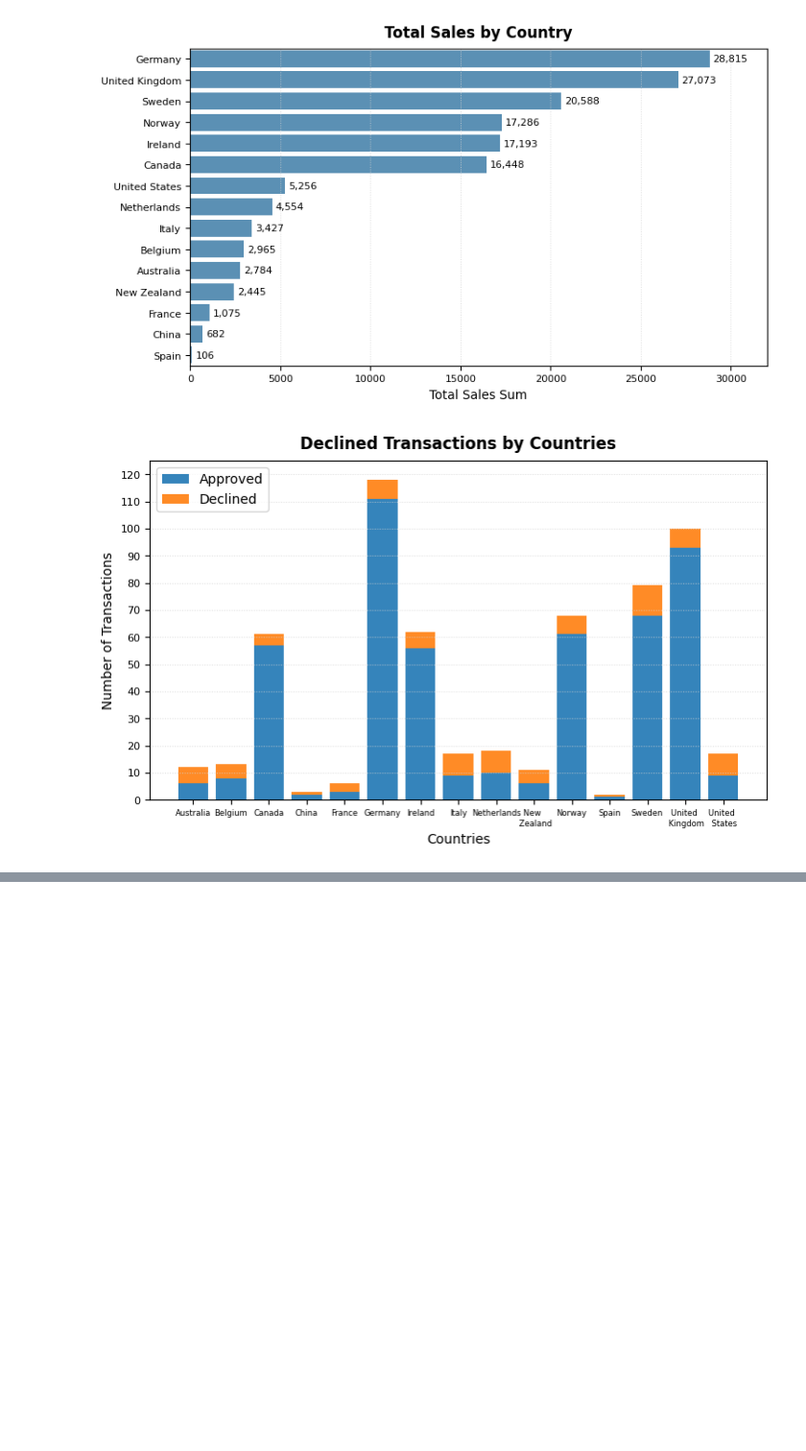
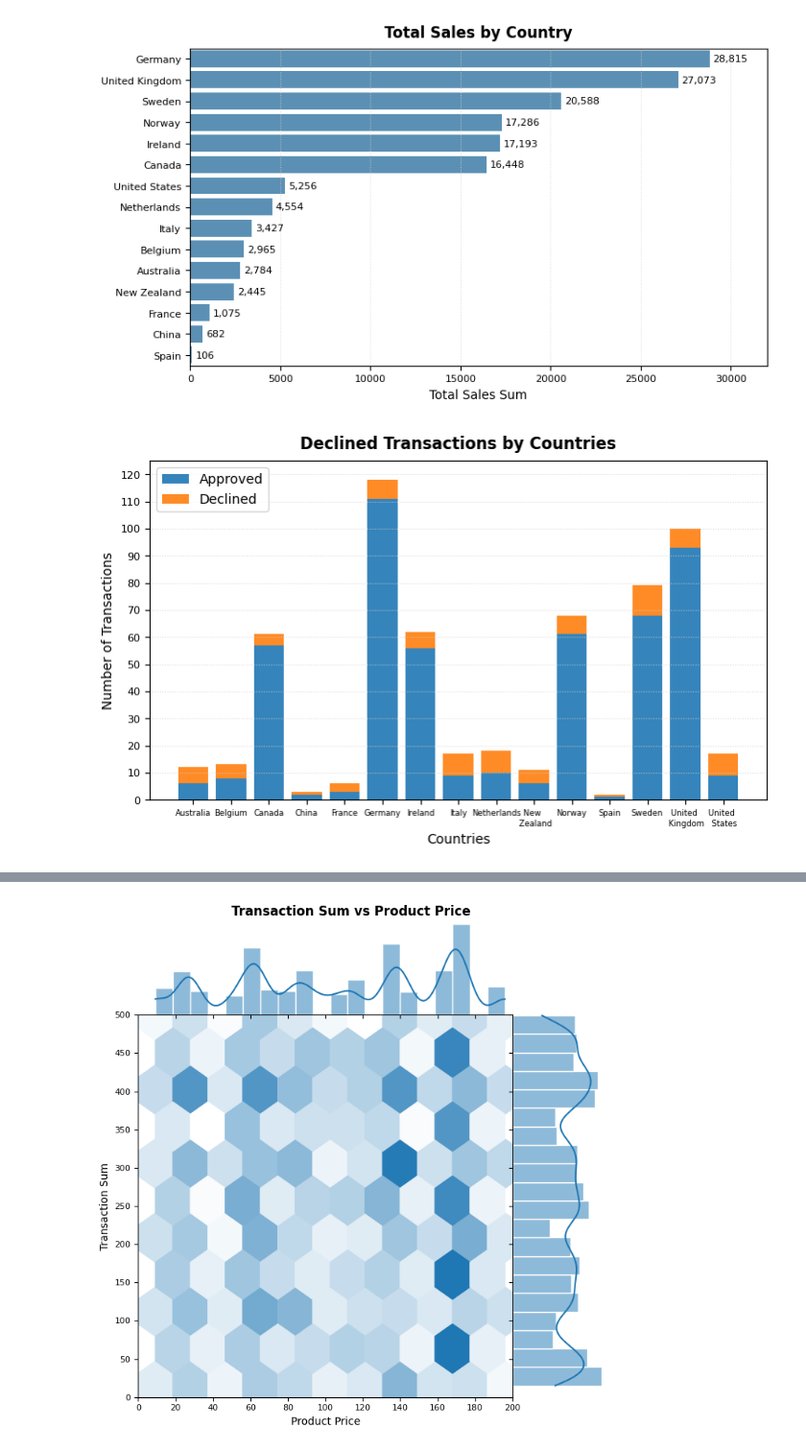
Before and after one commit to leocareer/DA_specialization, a Jupyter notebook: Sprint_08/S8_02.ipynb, the cells around one changed output, grey strips where cells are left out. Shown at 96% size. Drawn from its saved outputs; the diff is of its cells as text; code cells hidden in the pictures; blank space fills up the shorter version.

```diff
--- a/Sprint_08/S8_02.ipynb
+++ b/Sprint_08/S8_02.ipynb
@@ -246,0 +446,57 @@ plt.show()
+# %%
+import matplotlib.dates as mdates
+import numpy as np
+import matplotlib.pyplot as plt
+import seaborn as sns
+import pandas as pd
+from matplotlib.colors import LinearSegmentedColormap
+
+try:
+    df_merged = dataset.copy()
+except:
+    df_merged = (
+        df_approved.merge(
+            df_transaction_items,
+            left_on='id',
+            right_on='transaction_id',
+            how='left'
+        )
+        .merge(
+            df_products[['id', 'price']],
+            left_on='product_id',
+            right_on='id',
+            how='left'
+        )
+    )
+
+colors = [(0, 'white'), (1, 'tab:blue')]
+cmap = LinearSegmentedColormap.from_list('custom_cmap', colors)
+
+jointplot = sns.jointplot(
+    x=df_merged['price'],
+    y=df_merged['amount'],
+    kind='hex',
+    height=7,
+    ratio=4,
+    space=0,
+    xlim=(0, 200),
+    ylim=(0, 500),
+    marginal_kws=dict(bins=20, edgecolor='White', kde=True, kde_kws={'cut': 0, 'bw_adjust': 0.5}),
+    joint_kws=dict(cmap=cmap)
+)
+
+fig = jointplot.fig
+ax_marg_x = jointplot.ax_marg_x
+ax_marg_y = jointplot.ax_marg_y
+ax_joint = jointplot.ax_joint
+
+fig.suptitle('Transaction Sum vs Product Price', fontweight='bold', verticalalignment='bottom')
+ax_joint.set_xlabel('Product Price')
+ax_joint.set_ylabel('Transaction Sum')
+ax_joint.set_xticks(range(0, 201, 20))
+ax_joint.set_yticks(range(0, 501, 50))
+ax_joint.tick_params(labelsize=8)
+
+plt.show()
+# %% [output]
+[figure, added]
```
Also changed, not shown: parts of 6 cells of this notebook, 1 other file.
